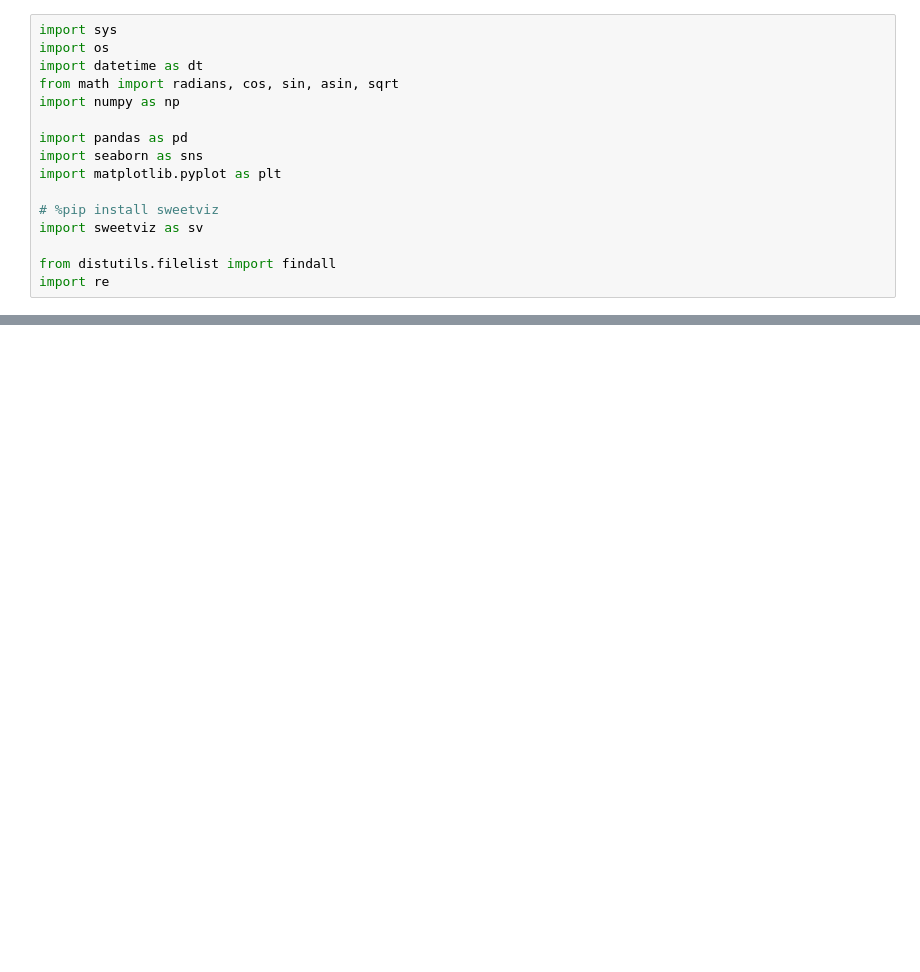
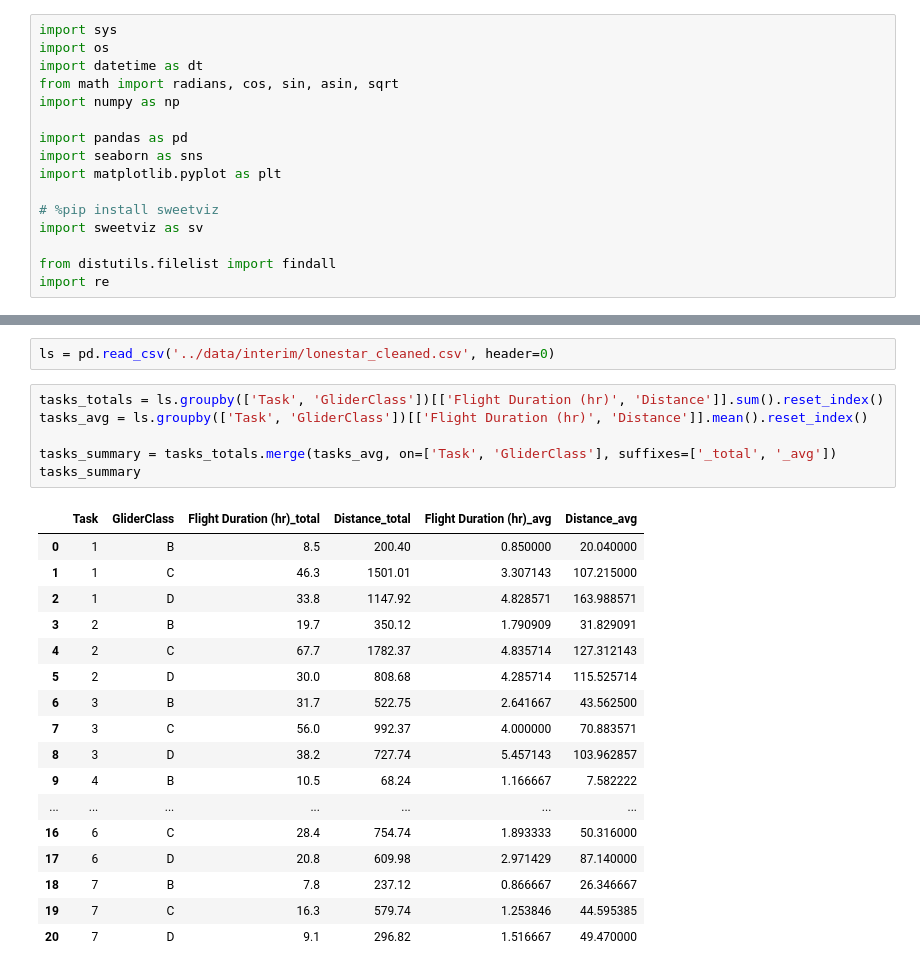
Before and after one commit to gokbuyuk/Lonestar-2022-flights-analysis, a Jupyter notebook: src/lonestar_eda.ipynb, the cells around one changed output, grey strips where cells are left out. Drawn from its saved outputs; the diff is of its cells as text; blank space fills up the shorter version.

```diff
--- a/src/lonestar_eda.ipynb
+++ b/src/lonestar_eda.ipynb
@@ -101,0 +17,26 @@ lsraw_report.show_html('Lonestar2022.html')
+# %%
+ls = pd.read_csv('../data/interim/lonestar_cleaned.csv', header=0)
+# %%
+tasks_totals = ls.groupby(['Task', 'GliderClass'])[['Flight Duration (hr)', 'Distance']].sum().reset_index()
+tasks_avg = ls.groupby(['Task', 'GliderClass'])[['Flight Duration (hr)', 'Distance']].mean().reset_index()
+
+tasks_summary = tasks_totals.merge(tasks_avg, on=['Task', 'GliderClass'], suffixes=['_total', '_avg'])
+tasks_summary
+# %% [output]
+|  | Task | GliderClass | Flight Duration (hr)_total | Distance_total | Flight Duration (hr)_avg | Distance_avg |
+| 0 | 1 | B | 8.5 | 200.40 | 0.850000 | 20.040000 |
+| 1 | 1 | C | 46.3 | 1501.01 | 3.307143 | 107.215000 |
+| 2 | 1 | D | 33.8 | 1147.92 | 4.828571 | 163.988571 |
+| 3 | 2 | B | 19.7 | 350.12 | 1.790909 | 31.829091 |
+| 4 | 2 | C | 67.7 | 1782.37 | 4.835714 | 127.312143 |
+| 5 | 2 | D | 30.0 | 808.68 | 4.285714 | 115.525714 |
+| 6 | 3 | B | 31.7 | 522.75 | 2.641667 | 43.562500 |
+| 7 | 3 | C | 56.0 | 992.37 | 4.000000 | 70.883571 |
+| 8 | 3 | D | 38.2 | 727.74 | 5.457143 | 103.962857 |
+| 9 | 4 | B | 10.5 | 68.24 | 1.166667 | 7.582222 |
+| ... | ... | ... | ... | ... | ... | ... |
+| 16 | 6 | C | 28.4 | 754.74 | 1.893333 | 50.316000 |
+| 17 | 6 | D | 20.8 | 609.98 | 2.971429 | 87.140000 |
+| 18 | 7 | B | 7.8 | 237.12 | 0.866667 | 26.346667 |
+| 19 | 7 | C | 16.3 | 579.74 | 1.253846 | 44.595385 |
+| 20 | 7 | D | 9.1 | 296.82 | 1.516667 | 49.470000 |
```
Also changed, not shown: parts of 7 cells of this notebook.
